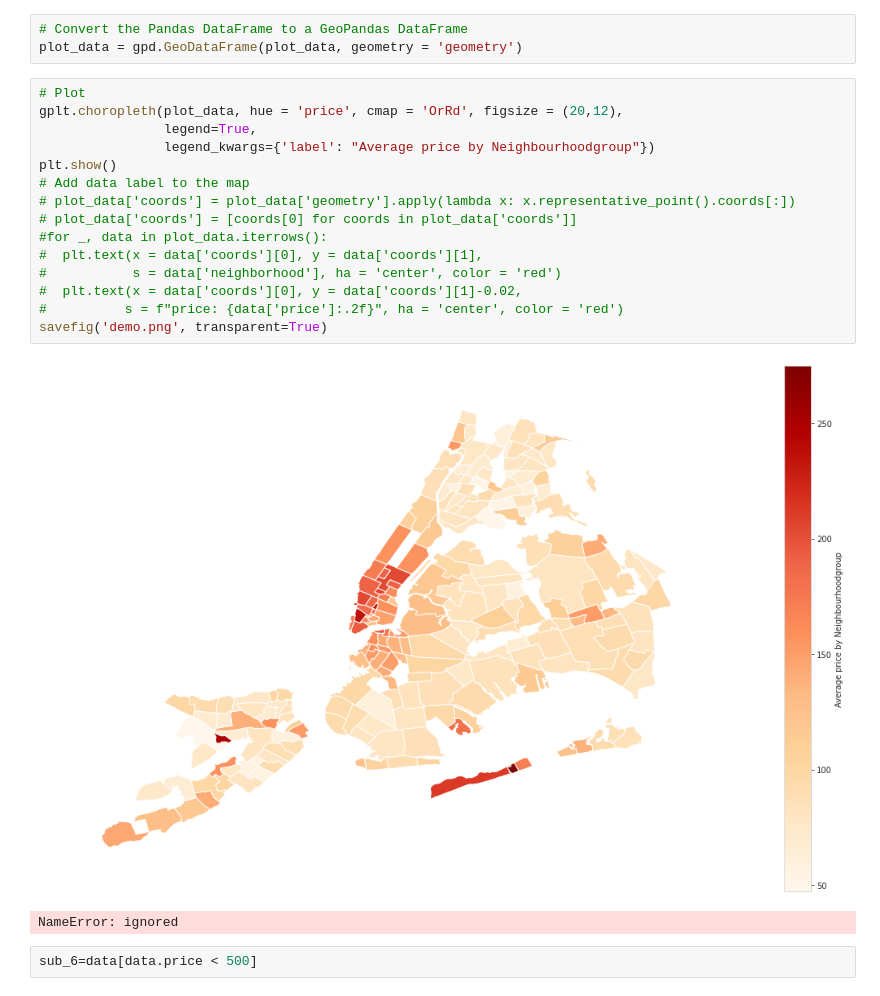
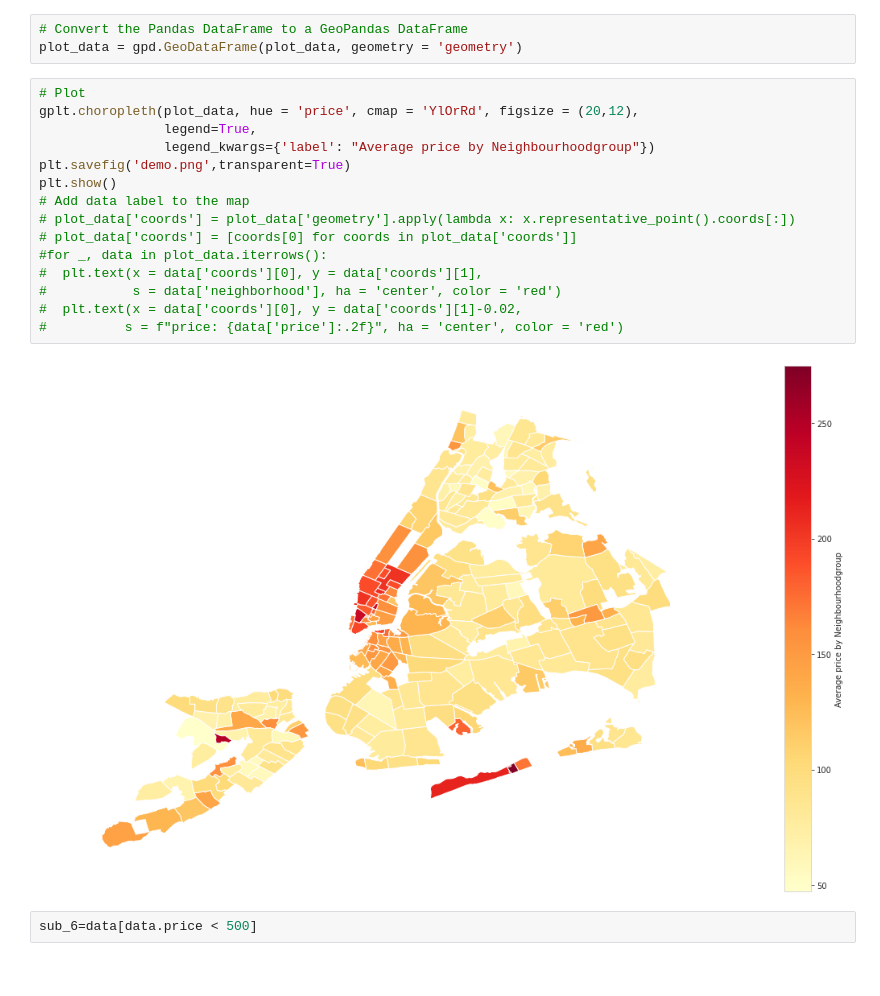
Before and after one commit to huynhdao0808/nyc-airbnb_da, a Jupyter notebook: Notebook/NYC_Airbnb.ipynb, the cells around one changed output. Drawn from its saved outputs; the diff is of its cells as text.

```diff
--- a/Notebook/NYC_Airbnb.ipynb
+++ b/Notebook/NYC_Airbnb.ipynb
@@ -655,22 +643,21 @@ plot_data = plot_data.merge(geo_data, how='right',left_index=True,right_on='neig
 plot_data = gpd.GeoDataFrame(plot_data, geometry = 'geometry')
 # %%
 # Plot
-gplt.choropleth(plot_data, hue = 'price', cmap = 'OrRd', figsize = (20,12),
+gplt.choropleth(plot_data, hue = 'price', cmap = 'YlOrRd', figsize = (20,12),
                 legend=True,
                 legend_kwargs={'label': "Average price by Neighbourhoodgroup"})
+plt.savefig('demo.png',transparent=True)
 plt.show()
 # Add data label to the map
 # plot_data['coords'] = plot_data['geometry'].apply(lambda x: x.representative_point().coords[:])
 # plot_data['coords'] = [coords[0] for coords in plot_data['coords']]
 #for _, data in plot_data.iterrows():
 #  plt.text(x = data['coords'][0], y = data['coords'][1],
 #           s = data['neighborhood'], ha = 'center', color = 'red')
 #  plt.text(x = data['coords'][0], y = data['coords'][1]-0.02,
 #          s = f"price: {data['price']:.2f}", ha = 'center', color = 'red')
-savefig('demo.png', transparent=True)
 # %% [output]
-[figure, old version]
+[figure, new version]
-NameError: ignored
 # %%
 sub_6=data[data.price < 500]
 # %%
```
Also changed, not shown: parts of 13 cells of this notebook.
